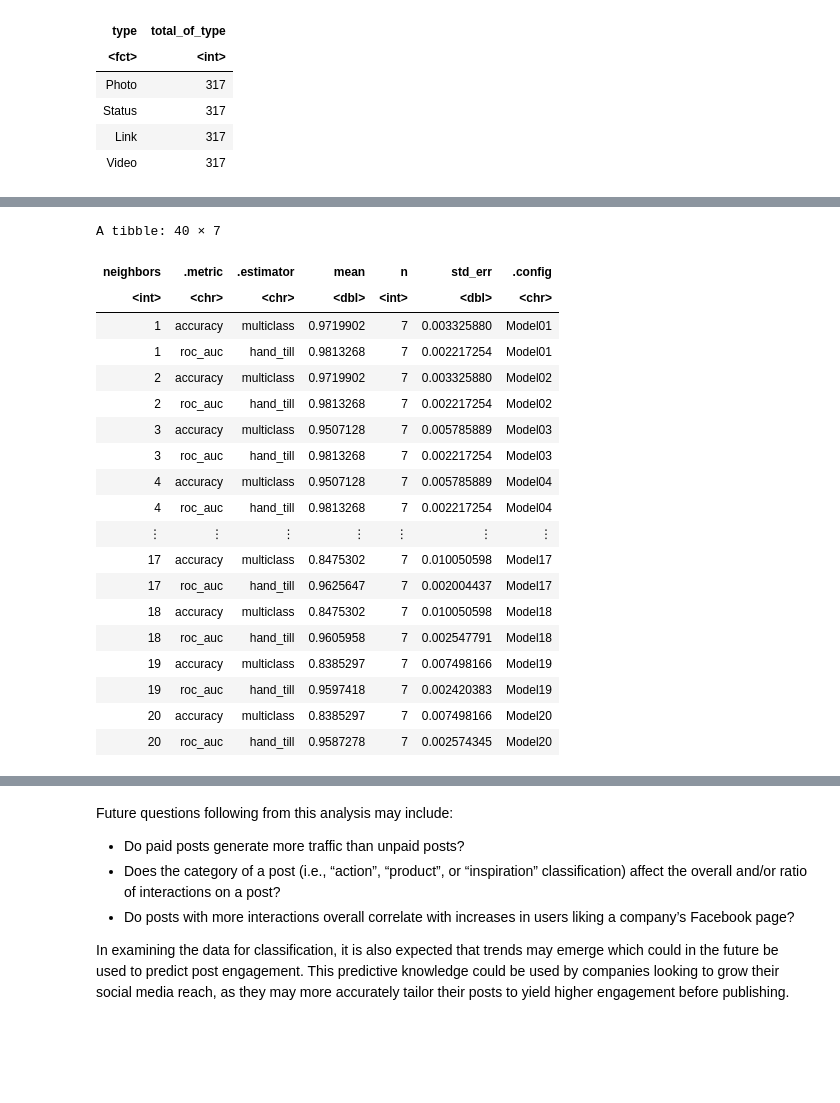
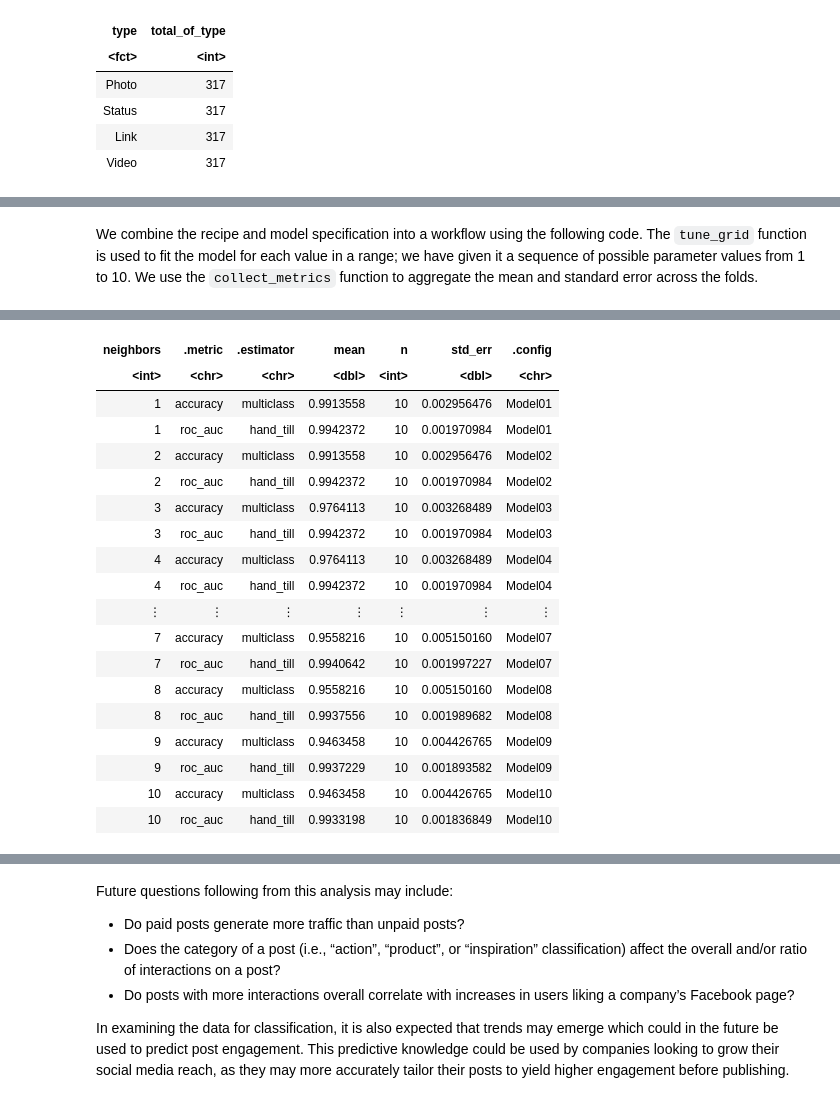
Before and after one commit to lucykvs/DSCI100-Project, a Jupyter notebook: Project.ipynb, the cells around one changed output, grey strips where cells are left out. Saved outputs shown, nothing was run; the diff lists cells and outputs as text; code cells hidden in the pictures; blank space fills up the shorter version.

```diff
--- a/Project.ipynb
+++ b/Project.ipynb
@@ -396,0 +399,8 @@ A tibble: 4 × 2
+# %%
+# Create the recipe
+fb_recipe <- recipe(type ~  ., data = fb_train_upsampled) %>%
+                step_scale(all_predictors()) %>%
+                step_center(all_predictors()) %>%
+                prep()
+
+fb_recipe
@@ -396,0 +424,3 @@ A tibble: 4 × 2
+# %%
+baked_fb <- bake(fb_recipe, fb_train_upsampled)
+baked_fb
@@ -399,30 +452,3 @@ A tibble: 4 × 2
 knn_spec_tune <- nearest_neighbor(weight_func = "rectangular", neighbors = tune()) %>%
             set_engine("kknn") %>%
             set_mode("classification")
-# %%
-# Create the recipe
-fb_recipe <- recipe(type ~  # page_likes +
-#                             paid +
-#                             reach +
-#                             engaged_users +
-#                             post_consumers +
-#                             post_consumptions +
-#                             reach_by_people_that_like_page +
-#                             people_liked_and_engaged
-#                             likes +
-#                             shares +
-#                             interactions
-                            like_percent +
-                            share_percent +
-                            paid +
-                            engagement_ratio
-                    , data = fb_data_upsampled) %>%
-#                 step_mutate(likes = likes / interactions,
-#                             share_percent = shares / interactions) %>%  #,
-#                             engagement_ratio = interactions / reach) %>%
-#                 step_upsample(type, over_ratio = 1, skip = FALSE) %>%
-                step_scale(all_predictors()) %>%
-                step_center(all_predictors()) %>%
-                prep()
-
-fb_recipe
@@ -446,3 +454,0 @@ Centering for like_percent, share_percent, ... [trained]
-# %%
-baked_fb <- bake(fb_recipe, fb_data_upsampled)
-baked_fb
@@ -489,8 +459,10 @@ A tibble: 4 × 2
 # %%
 # Create vfolds with v
 fb_vfold <- vfold_cv(baked_fb, v = 10, strata = type)
+# %% [markdown]
+We combine the recipe and model specification into a workflow using the following code. The `tune_grid` function is used to fit the model for each value in a range; we have given it a sequence of possible parameter values from 1 to 10. We use the `collect_metrics` function to aggregate the mean and standard error across the folds.
 # %%
-gridvals = tibble(neighbors = 1:20)
+gridvals = tibble(neighbors = 1:10)
 
 fb_fit <- workflow() %>%
         add_recipe(fb_recipe) %>%
@@ -511,20 +476,19 @@ x Fold08: model 1/1 (predictions): Error: Problem with `mutate()` input `.row`.
-A tibble: 40 × 7
 | neighbors | .metric | .estimator | mean | n | std_err | .config |
 | <int> | <chr> | <chr> | <dbl> | <int> | <dbl> | <chr> |
-| 1 | accuracy | multiclass | 0.9719902 | 7 | 0.003325880 | Model01 |
-| 1 | roc_auc | hand_till | 0.9813268 | 7 | 0.002217254 | Model01 |
-| 2 | accuracy | multiclass | 0.9719902 | 7 | 0.003325880 | Model02 |
-| 2 | roc_auc | hand_till | 0.9813268 | 7 | 0.002217254 | Model02 |
-| 3 | accuracy | multiclass | 0.9507128 | 7 | 0.005785889 | Model03 |
-| 3 | roc_auc | hand_till | 0.9813268 | 7 | 0.002217254 | Model03 |
-| 4 | accuracy | multiclass | 0.9507128 | 7 | 0.005785889 | Model04 |
-| 4 | roc_auc | hand_till | 0.9813268 | 7 | 0.002217254 | Model04 |
+| 1 | accuracy | multiclass | 0.9913558 | 10 | 0.002956476 | Model01 |
+| 1 | roc_auc | hand_till | 0.9942372 | 10 | 0.001970984 | Model01 |
+| 2 | accuracy | multiclass | 0.9913558 | 10 | 0.002956476 | Model02 |
+| 2 | roc_auc | hand_till | 0.9942372 | 10 | 0.001970984 | Model02 |
+| 3 | accuracy | multiclass | 0.9764113 | 10 | 0.003268489 | Model03 |
+| 3 | roc_auc | hand_till | 0.9942372 | 10 | 0.001970984 | Model03 |
+| 4 | accuracy | multiclass | 0.9764113 | 10 | 0.003268489 | Model04 |
+| 4 | roc_auc | hand_till | 0.9942372 | 10 | 0.001970984 | Model04 |
 | ⋮ | ⋮ | ⋮ | ⋮ | ⋮ | ⋮ | ⋮ |
-| 17 | accuracy | multiclass | 0.8475302 | 7 | 0.010050598 | Model17 |
-| 17 | roc_auc | hand_till | 0.9625647 | 7 | 0.002004437 | Model17 |
-| 18 | accuracy | multiclass | 0.8475302 | 7 | 0.010050598 | Model18 |
-| 18 | roc_auc | hand_till | 0.9605958 | 7 | 0.002547791 | Model18 |
-| 19 | accuracy | multiclass | 0.8385297 | 7 | 0.007498166 | Model19 |
-| 19 | roc_auc | hand_till | 0.9597418 | 7 | 0.002420383 | Model19 |
-| 20 | accuracy | multiclass | 0.8385297 | 7 | 0.007498166 | Model20 |
-| 20 | roc_auc | hand_till | 0.9587278 | 7 | 0.002574345 | Model20 |
+| 7 | accuracy | multiclass | 0.9558216 | 10 | 0.005150160 | Model07 |
+| 7 | roc_auc | hand_till | 0.9940642 | 10 | 0.001997227 | Model07 |
+| 8 | accuracy | multiclass | 0.9558216 | 10 | 0.005150160 | Model08 |
+| 8 | roc_auc | hand_till | 0.9937556 | 10 | 0.001989682 | Model08 |
+| 9 | accuracy | multiclass | 0.9463458 | 10 | 0.004426765 | Model09 |
+| 9 | roc_auc | hand_till | 0.9937229 | 10 | 0.001893582 | Model09 |
+| 10 | accuracy | multiclass | 0.9463458 | 10 | 0.004426765 | Model10 |
+| 10 | roc_auc | hand_till | 0.9933198 | 10 | 0.001836849 | Model10 |
```
Also changed, not shown: parts of 24 cells of this notebook.
